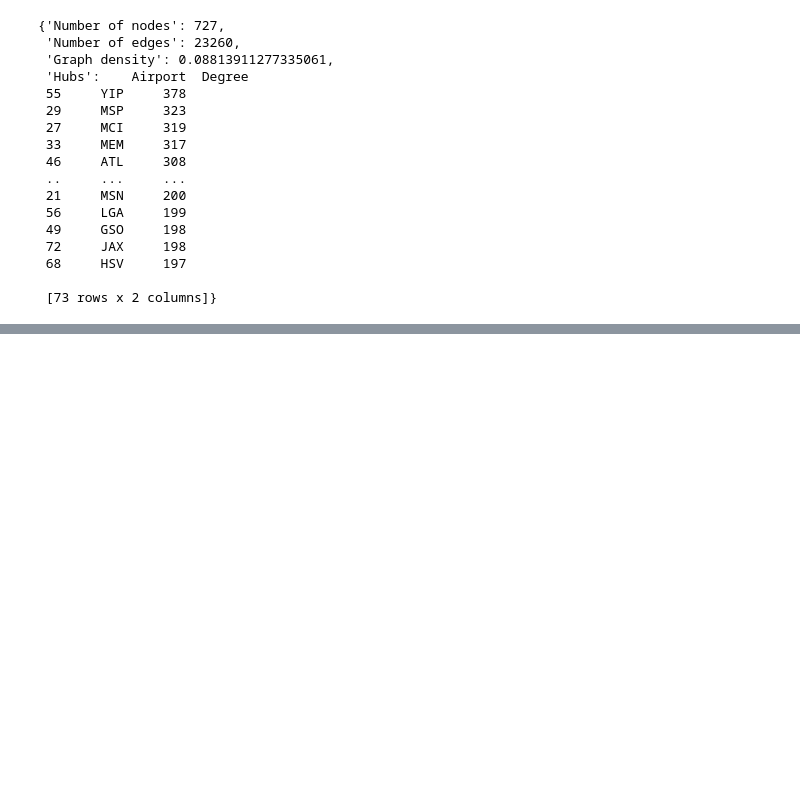
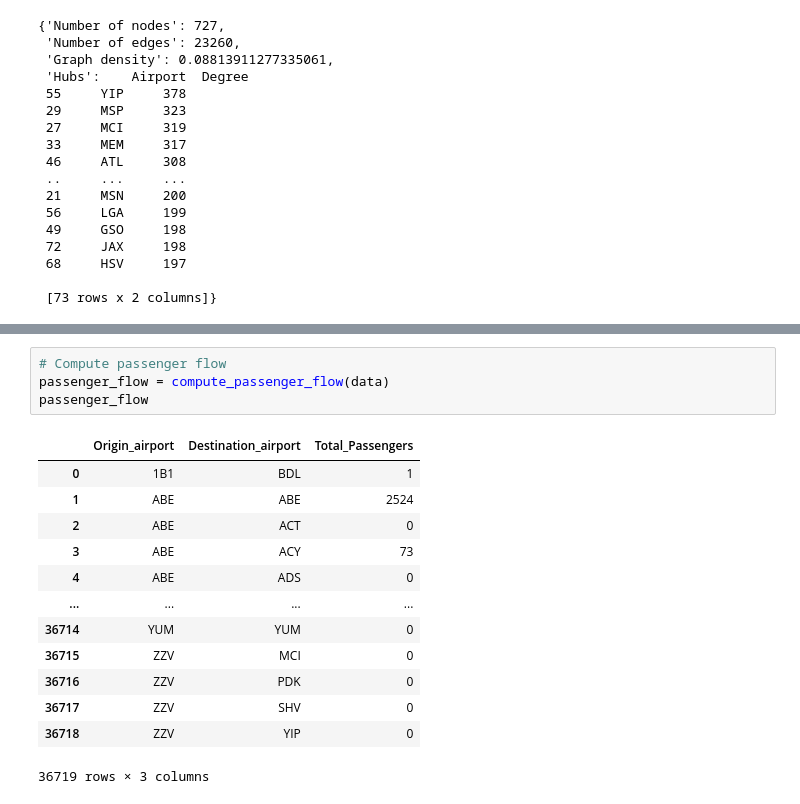
Before and after one commit to Nefeli-Apostolou/ADM_HW05, a Jupyter notebook: main.ipynb, the cells around one changed output, grey strips where cells are left out. Drawn from its saved outputs; the diff is of its cells as text; blank space fills up the shorter version.

```diff
--- a/main.ipynb
+++ b/main.ipynb
@@ -174,0 +442,18 @@ Airport  Degree
+# %%
+# Compute passenger flow
+passenger_flow = compute_passenger_flow(data)
+passenger_flow
+# %% [output]
+|  | Origin_airport | Destination_airport | Total_Passengers |
+| 0 | 1B1 | BDL | 1 |
+| 1 | ABE | ABE | 2524 |
+| 2 | ABE | ACT | 0 |
+| 3 | ABE | ACY | 73 |
+| 4 | ABE | ADS | 0 |
+| ... | ... | ... | ... |
+| 36714 | YUM | YUM | 0 |
+| 36715 | ZZV | MCI | 0 |
+| 36716 | ZZV | PDK | 0 |
+| 36717 | ZZV | SHV | 0 |
+| 36718 | ZZV | YIP | 0 |
+36719 rows × 3 columns
```
Also changed, not shown: parts of 28 cells of this notebook.
